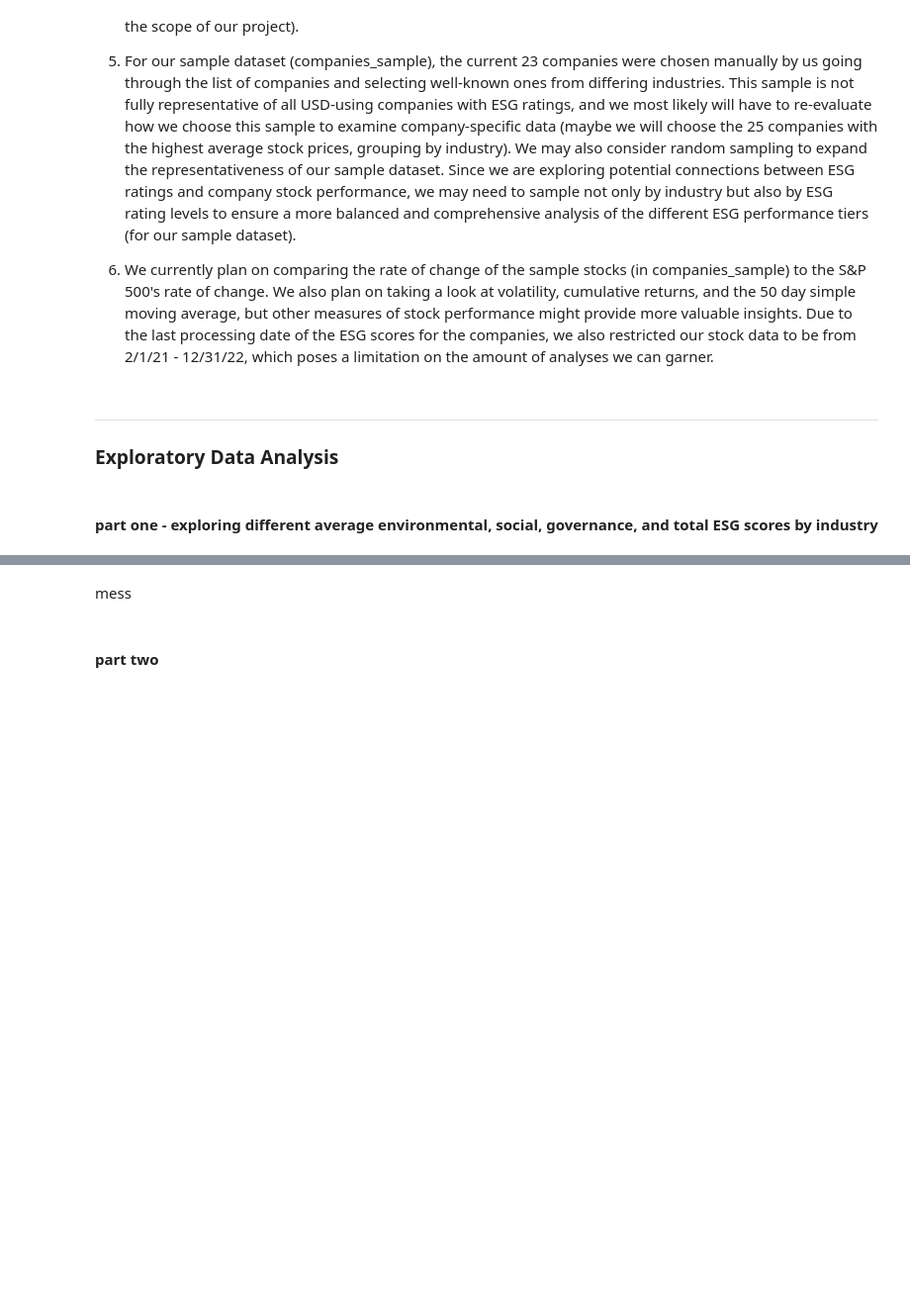
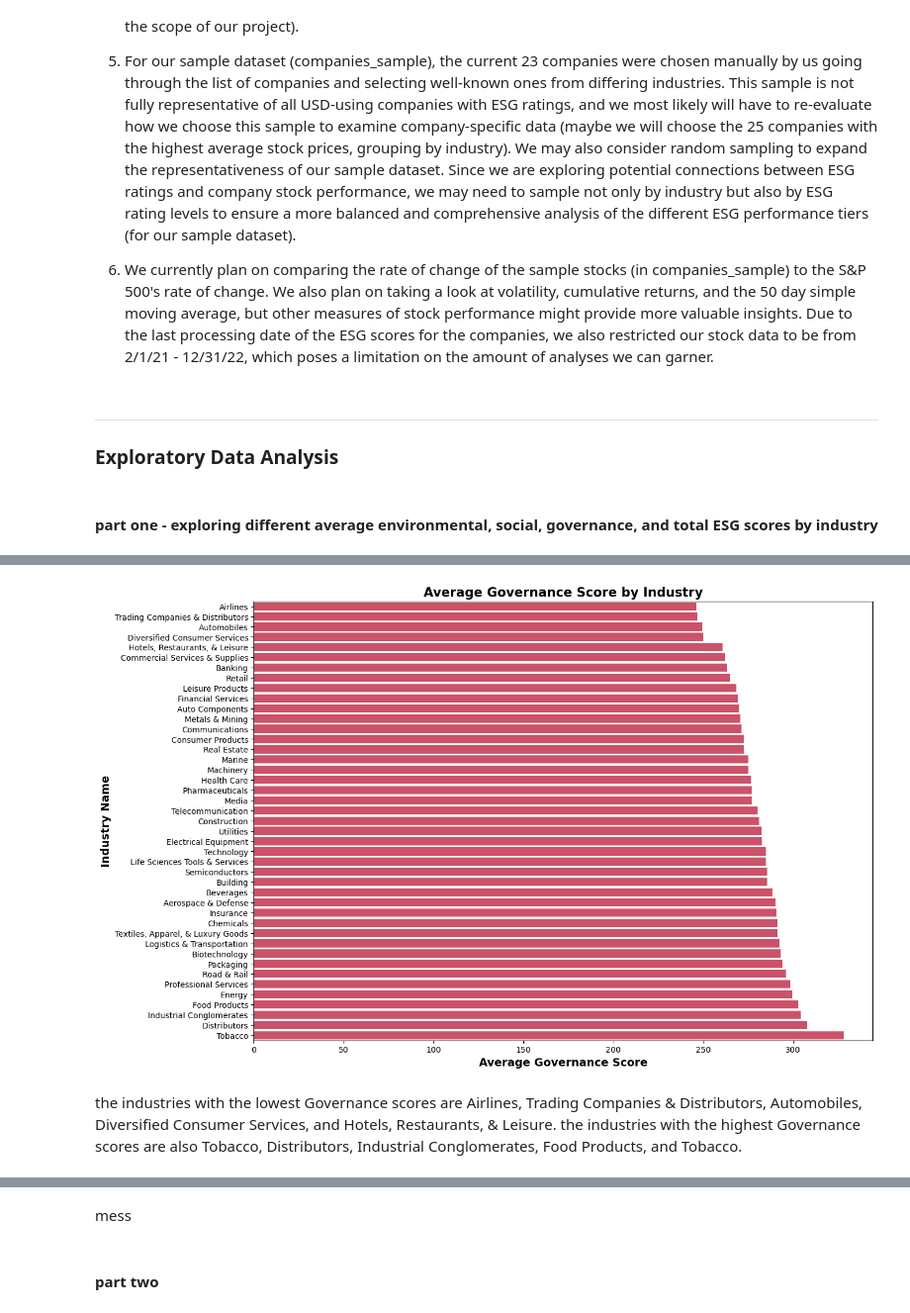
Before and after one commit to anushabishayee/info2950_finalproject, a Jupyter notebook: Phase2..ipynb, the cells around one changed output, grey strips where cells are left out. Shown at 99% size. Drawn from its saved outputs; the diff is of its cells as text; code cells hidden in the pictures; blank space fills up the shorter version.

```diff
--- a/Phase2..ipynb
+++ b/Phase2..ipynb
@@ -364,0 +479,11 @@ future steps: sort different industries by just Environmental score, just Social
+# %%
+avg_gov_by_industry = merged_df.groupby('industry')['governance_score'].mean().reset_index()
+avg_gov_by_industry.columns = ['Industry', 'Average Governance Score']
+
+avg_gov_by_industry = avg_gov_by_industry.sort_values(by = 'Average Governance Score', ascending = False)
+print("best average governance scores")
+print(avg_gov_by_industry.head(6))
+
+avg_gov_by_industry = avg_gov_by_industry.sort_values(by = 'Average Governance Score', ascending = True)
+print("\nworst average governance scores")
+print(avg_gov_by_industry.head(6))
@@ -364,0 +508,11 @@ future steps: sort different industries by just Environmental score, just Social
+# %%
+plt.figure(figsize = (14, 10))
+sns.barplot(x = 'Average Governance Score', y = 'Industry', data = avg_gov_by_industry, color = "#df3e5d")
+plt.title('Average Governance Score by Industry', horizontalalignment = 'center', fontsize = 16, fontweight = 'bold', )
+plt.xlabel('Average Governance Score', fontsize = 14, fontweight = 'bold')
+plt.ylabel('Industry Name', fontsize = 14, fontweight = 'bold')
+plt.show()
+# %% [output]
+[figure, added]
+# %% [markdown]
+the industries with the lowest Governance scores are Airlines, Trading Companies & Distributors, Automobiles, Diversified Consumer Services, and Hotels, Restaurants, & Leisure. the industries with the highest Governance scores are also Tobacco, Distributors, Industrial Conglomerates, Food Products, and Tobacco.
```
Also changed, not shown: parts of 13 cells of this notebook.
